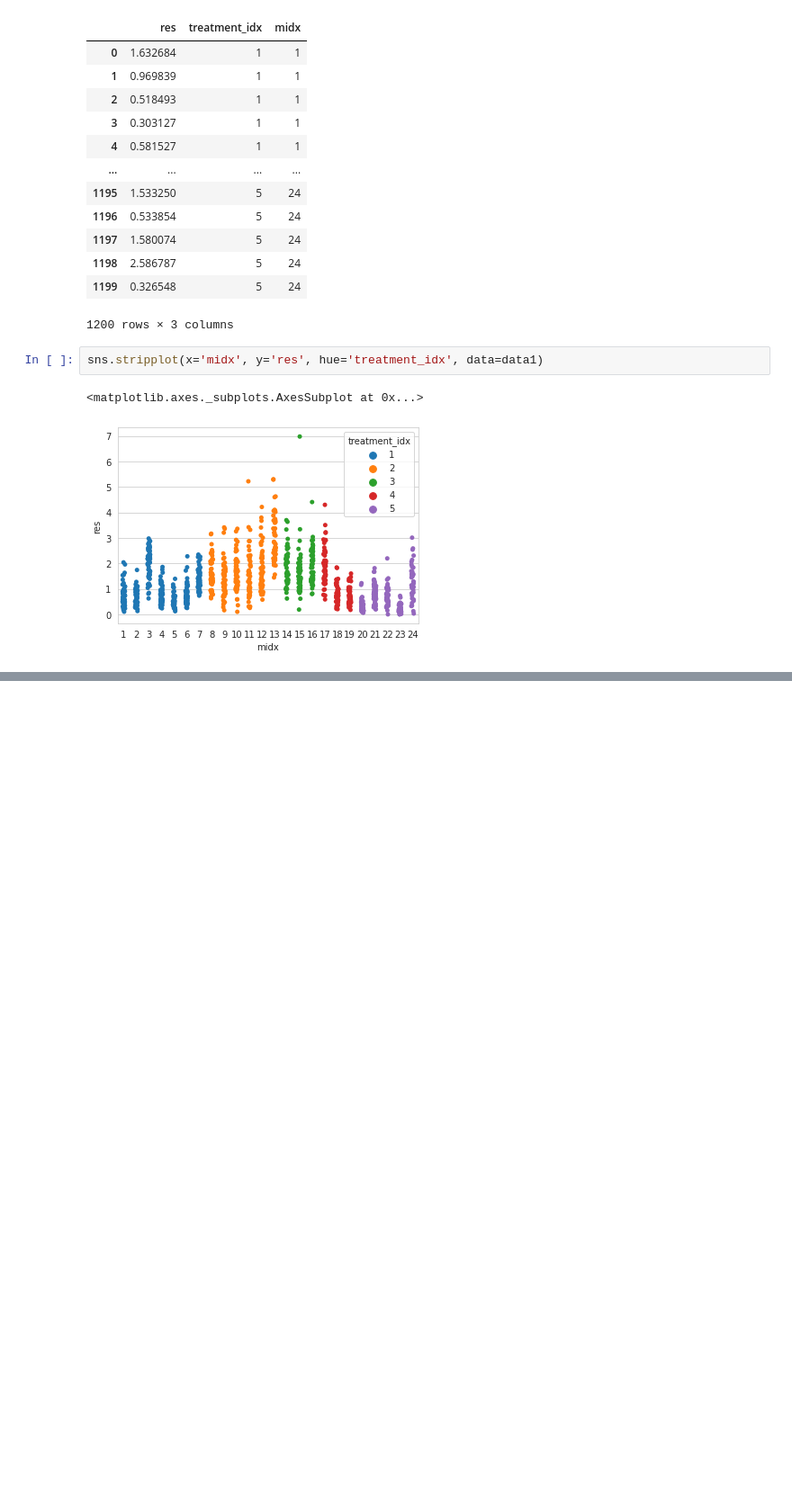
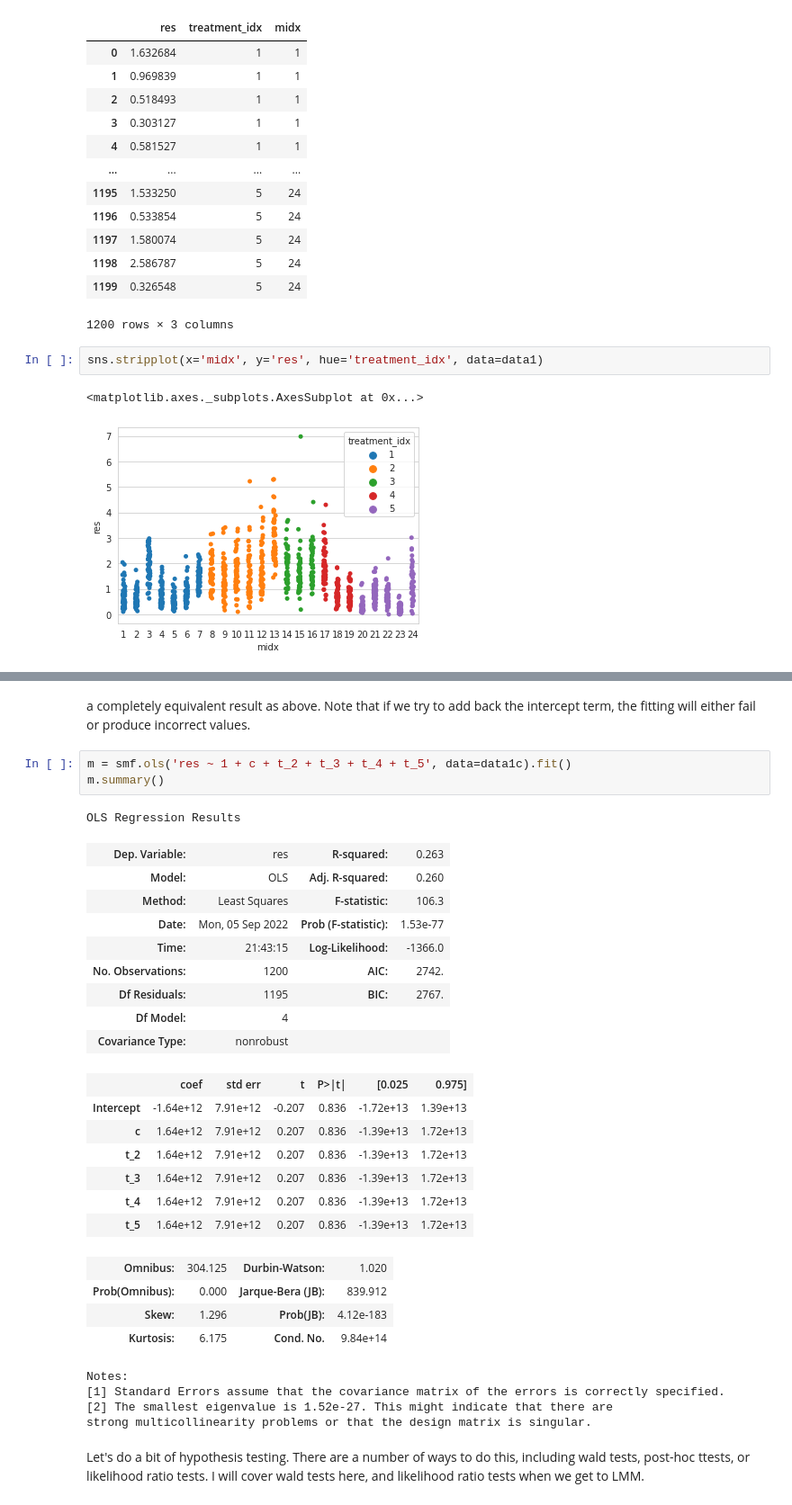
Before and after one commit to GiocomoLab/tutorials, a Jupyter notebook: LMM_tutorial.ipynb, the cells around one changed output, grey strips where cells are left out. Shown at 90% size. Drawn from its saved outputs; the diff is of its cells as text; blank space fills up the shorter version.

```diff
--- a/LMM_tutorial.ipynb
+++ b/LMM_tutorial.ipynb
@@ -83,0 +288,33 @@ sns.stripplot(x='midx', y='res', hue='treatment_idx', data=data1)
+# %% [markdown]
+a completely equivalent result as above. Note that if we try to add back the intercept term, the fitting will either fail or produce incorrect values.
+# %%
+m = smf.ols('res ~ 1 + c + t_2 + t_3 + t_4 + t_5', data=data1c).fit()
+m.summary()
+# %% [output]
+OLS Regression Results
+| Dep. Variable: | res | R-squared: | 0.263 |
+| Model: | OLS | Adj. R-squared: | 0.260 |
+| Method: | Least Squares | F-statistic: | 106.3 |
+| Date: | Mon, 05 Sep 2022 | Prob (F-statistic): | 1.53e-77 |
+| Time: | 21:43:15 | Log-Likelihood: | -1366.0 |
+| No. Observations: | 1200 | AIC: | 2742. |
+| Df Residuals: | 1195 | BIC: | 2767. |
+| Df Model: | 4 |  |  |
+| Covariance Type: | nonrobust |  |  |
+|  | coef | std err | t | P>|t| | [0.025 | 0.975] |
+| Intercept | -1.64e+12 | 7.91e+12 | -0.207 | 0.836 | -1.72e+13 | 1.39e+13 |
+| c | 1.64e+12 | 7.91e+12 | 0.207 | 0.836 | -1.39e+13 | 1.72e+13 |
+| t_2 | 1.64e+12 | 7.91e+12 | 0.207 | 0.836 | -1.39e+13 | 1.72e+13 |
+| t_3 | 1.64e+12 | 7.91e+12 | 0.207 | 0.836 | -1.39e+13 | 1.72e+13 |
+| t_4 | 1.64e+12 | 7.91e+12 | 0.207 | 0.836 | -1.39e+13 | 1.72e+13 |
+| t_5 | 1.64e+12 | 7.91e+12 | 0.207 | 0.836 | -1.39e+13 | 1.72e+13 |
+| Omnibus: | 304.125 | Durbin-Watson: | 1.020 |
+| Prob(Omnibus): | 0.000 | Jarque-Bera (JB): | 839.912 |
+| Skew: | 1.296 | Prob(JB): | 4.12e-183 |
+| Kurtosis: | 6.175 | Cond. No. | 9.84e+14 |
+Notes:
+[1] Standard Errors assume that the covariance matrix of the errors is correctly specified.
+[2] The smallest eigenvalue is 1.52e-27. This might indicate that there are
+strong multicollinearity problems or that the design matrix is singular.
+# %% [markdown]
+Let's do a bit of hypothesis testing. There are a number of ways to do this, including wald tests, post-hoc ttests, or likelihood ratio tests. I will cover wald tests here, and likelihood ratio tests when we get to LMM.
```
Also changed, not shown: parts of 51 cells of this notebook.
